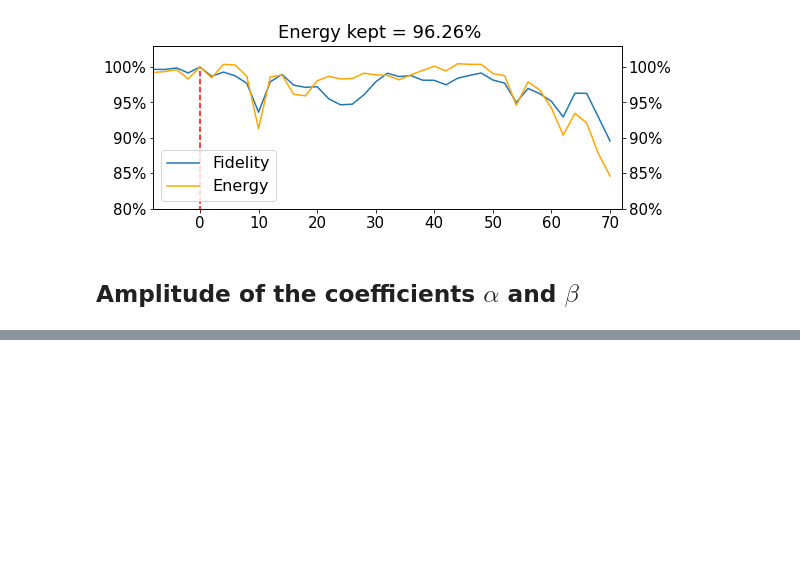
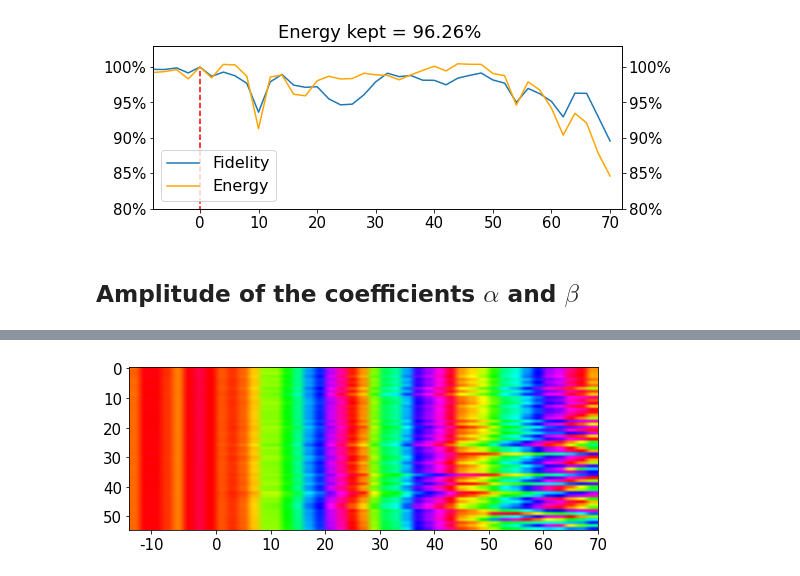
Before and after one commit to wavefrontshaping/article_MMF_disorder, a Jupyter notebook: Analysis/Analysis_Deformation.ipynb, the cells around one changed output, grey strips where cells are left out. Saved outputs shown, nothing was run; the diff lists cells and outputs as text; code cells hidden in the pictures; blank space fills up the shorter version.

```diff
--- a/Analysis/Analysis_Deformation.ipynb
+++ b/Analysis/Analysis_Deformation.ipynb
@@ -665,0 +676,19 @@ ax1.set_xlim([-8,72])
+# %%
+TMs = TM_modes[index_min_to_show:,...]
+Diags = np.stack([np.diag(T0[:Nmodes//2]/T[:Nmodes//2]) for T in TMs])
+# %%
+fig = plt.figure(figsize = (2.8*3,1*3))
+ax1 = fig.add_subplot(111)
+plt.imshow(colorize(Diags/np.abs(Diags)), aspect = 'auto')
+xlabels = np.arange(-10,80,10)
+xticks = [np.argmin(np.abs(dx-x))-index_min_to_show+.5 for x in xlabels]
+ax1.set_xticks(xticks)
+ax1.set_xticklabels(xlabels, fontsize = 15)
+
+yticks = list(range(0,60,10))
+ax1.set_yticks(yticks)
+ax1.set_yticklabels(yticks, fontsize = 15);
+
+# plt.savefig('phase_on_diag.svg', dpi = 400)
+# %% [output]
+[figure, added]
```
Also changed, not shown: parts of 6 cells of this notebook, 1 other file.
